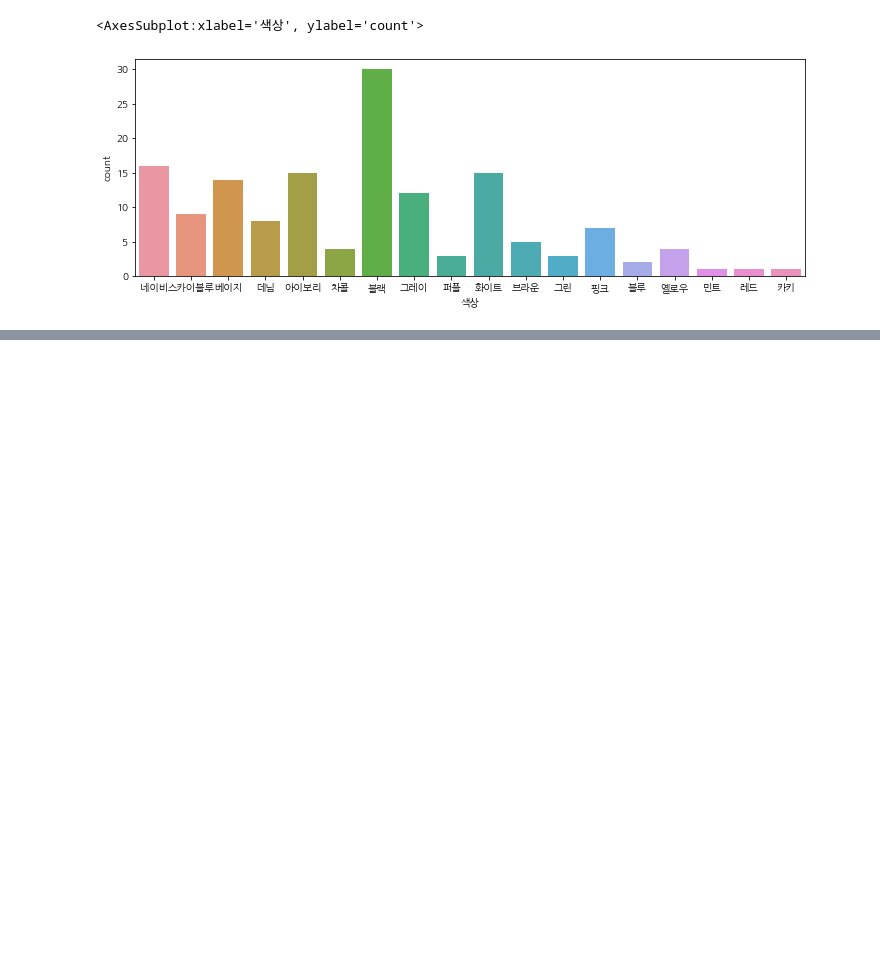
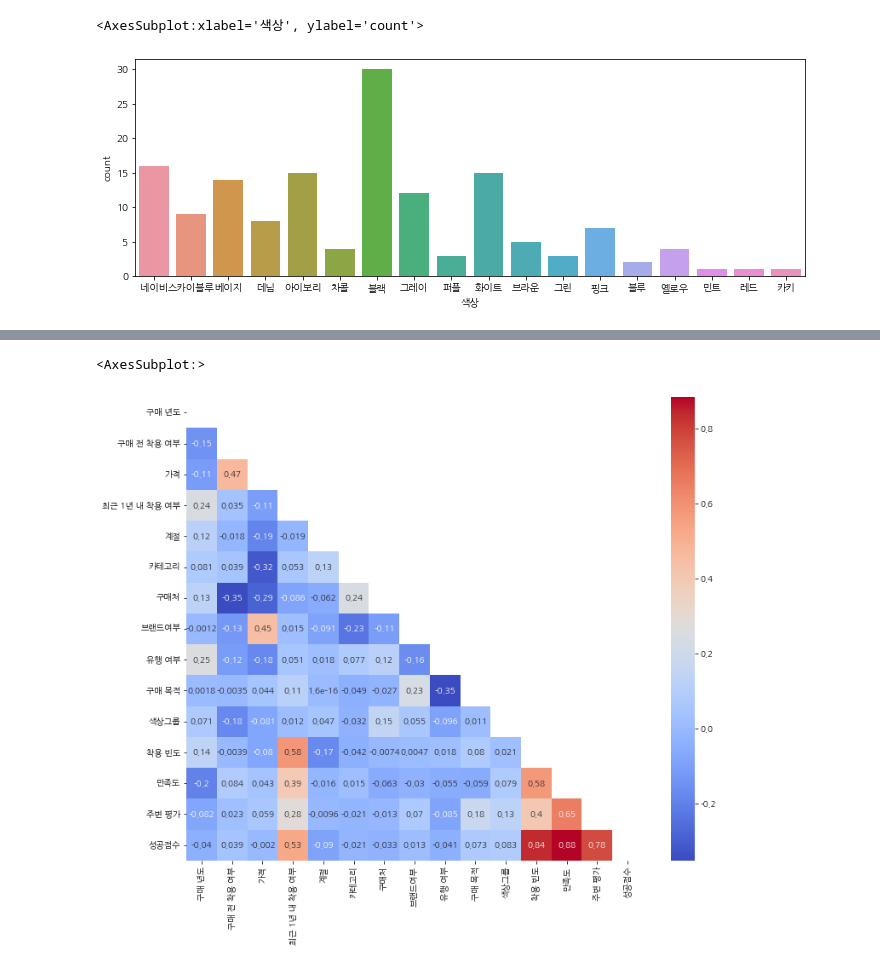
Before and after one commit to lyndis20/portfolio, a Jupyter notebook: my_closet/EDA.ipynb, the cells around one changed output, grey strips where cells are left out. Drawn from its saved outputs; the diff is of its cells as text; code cells hidden in the pictures; blank space fills up the shorter version.

```diff
--- a/my_closet/EDA.ipynb
+++ b/my_closet/EDA.ipynb
@@ -95,0 +152,7 @@ sns.countplot(data=df, x="색상")
+# %%
+label_encoded = df_label.copy()
+for col in labels:
+    la.fit(df_label[col])
+    label_encoded[col] = la.transform(df_label[col])
+    print(la.classes_)
+label_encoded
@@ -95,0 +180,5 @@ sns.countplot(data=df, x="색상")
+# %%
+#수치형과 연결 concat
+# 구매 년도	구매 전 착용 여부	가격	최근 1년 내 착용 여부	착용 빈도	만족도	주변 평가	성공점수
+df_num = df[['구매 년도', '구매 전 착용 여부', '가격', '최근 1년 내 착용 여부', '착용 빈도', '만족도', '주변 평가', '성공점수']]
+df_num
@@ -95,0 +199,8 @@ sns.countplot(data=df, x="색상")
+# %%
+# 라벨 인코딩 데이터와 통합
+df_labeled = pd.concat([df_num, label_encoded], axis=1)
+
+# 컬럼 순서 수동 정렬
+df_labeled = df_labeled[['구매 년도', '구매 전 착용 여부', '가격', '최근 1년 내 착용 여부', '계절', '카테고리', '구매처',
+            '브랜드여부', '유행 여부', '구매 목적', '색상그룹', '착용 빈도', '만족도', '주변 평가','성공점수']]
+df_labeled
@@ -95,0 +223,3 @@ sns.countplot(data=df, x="색상")
+# %%
+cor = df_labeled.corr()
+cor
@@ -96,2 +243,10 @@ sns.countplot(data=df, x="색상")
+# %%
+# 전체 상관관계 시각화
+mask = np.triu(np.ones_like(cor))
+plt.figure(figsize=(12,10)) #그래프 사이즈 조절
+sns.heatmap(cor, cmap="coolwarm", annot = True, mask=mask)
+# %% [output]
+<AxesSubplot:>
+[figure, new version]
 # %%
 #옷의 RFM구하기 -> 최근에 입었다면 +1 , 자주입는 옷이라면 +1, 비싼 옷이라면 +1(ㅋ)
```
Also changed, not shown: parts of 19 cells of this notebook, 1 other file.
